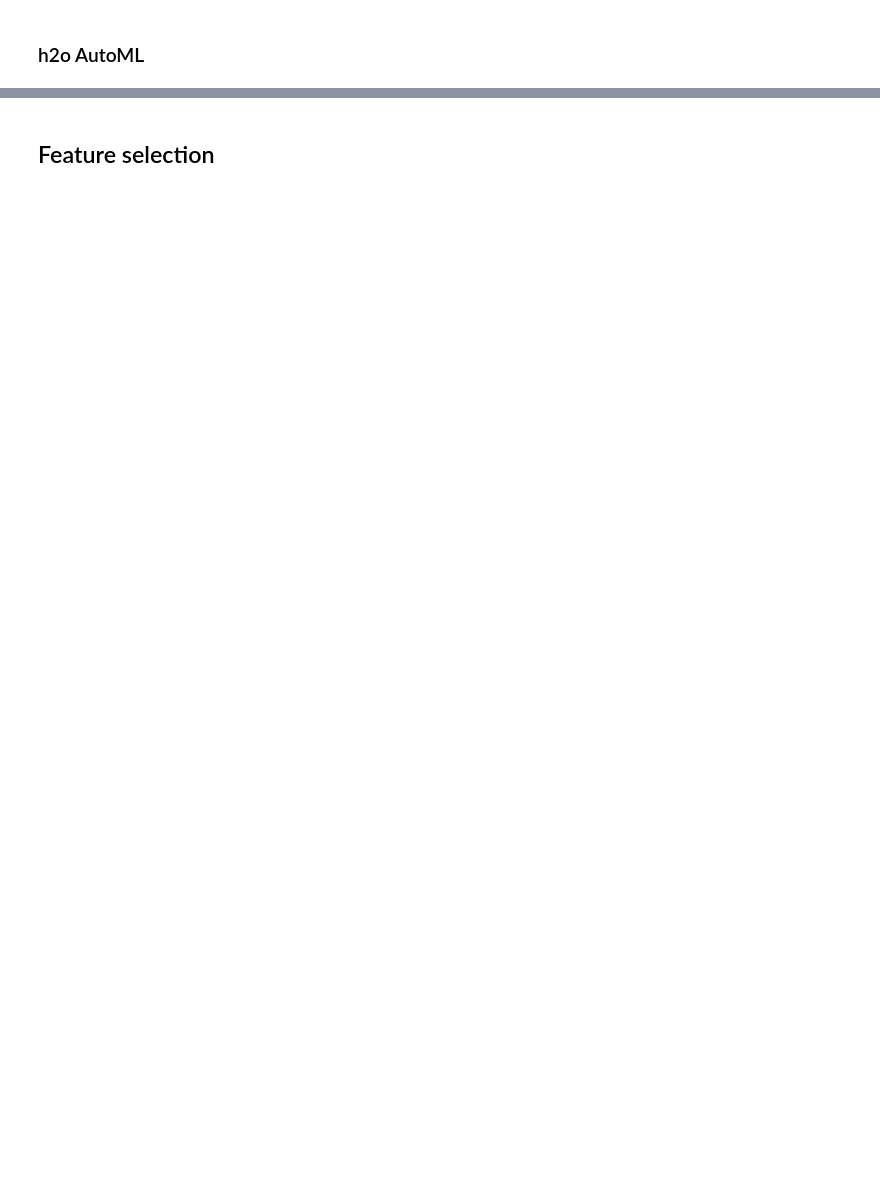
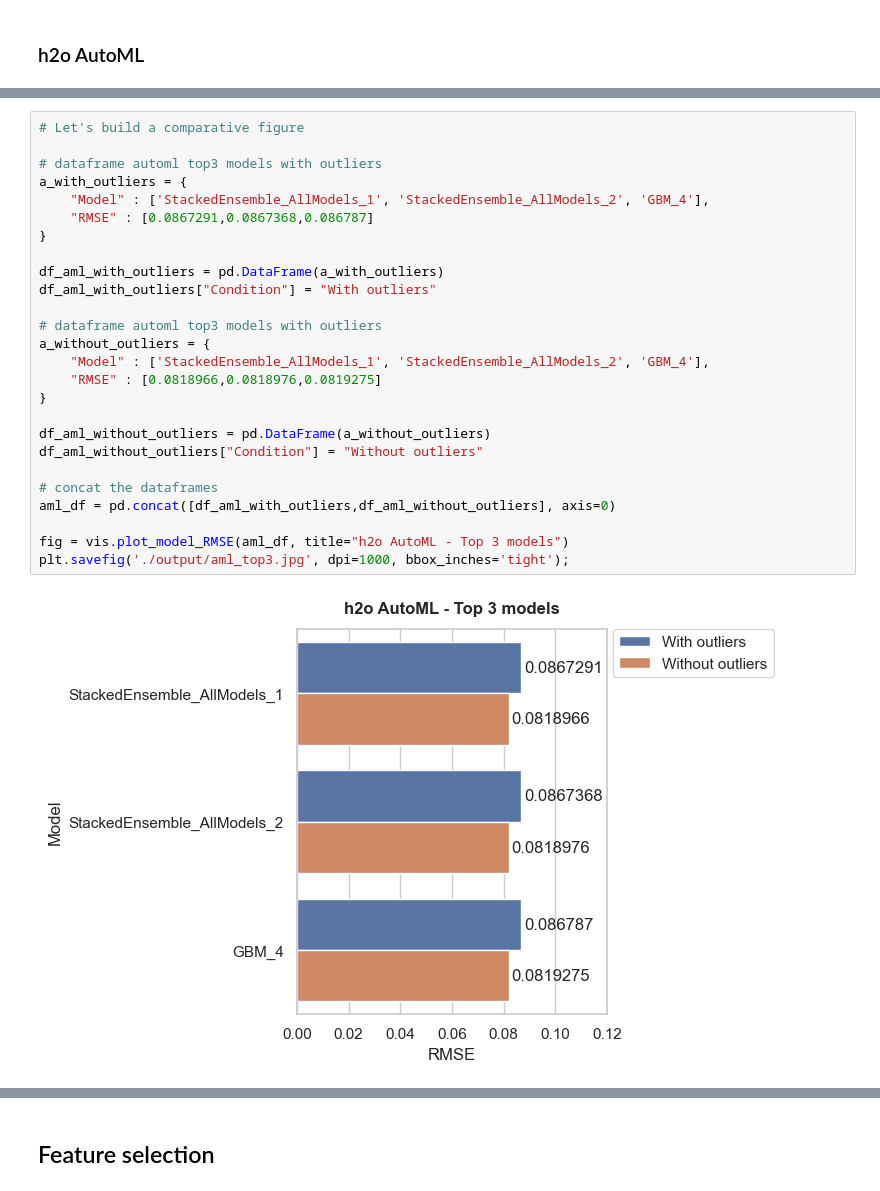
Before and after one commit to mplanasgit/project-5, a Jupyter notebook: src/prediction.ipynb, the cells around one changed output, grey strips where cells are left out. Saved outputs shown, nothing was run; the diff lists cells and outputs as text; blank space fills up the shorter version.

```diff
--- a/src/prediction.ipynb
+++ b/src/prediction.ipynb
@@ -160,0 +179,28 @@ With h2o AutoML we found a model with RMSE 0.0067, much better than the XGBRegre
+# %%
+# Let's build a comparative figure
+
+# dataframe automl top3 models with outliers
+a_with_outliers = {
+    "Model" : ['StackedEnsemble_AllModels_1', 'StackedEnsemble_AllModels_2', 'GBM_4'],
+    "RMSE" : [0.0867291,0.0867368,0.086787]
+}
+
+df_aml_with_outliers = pd.DataFrame(a_with_outliers)
+df_aml_with_outliers["Condition"] = "With outliers"
+
+# dataframe automl top3 models with outliers
+a_without_outliers = {
+    "Model" : ['StackedEnsemble_AllModels_1', 'StackedEnsemble_AllModels_2', 'GBM_4'],
+    "RMSE" : [0.0818966,0.0818976,0.0819275]
+}
+
+df_aml_without_outliers = pd.DataFrame(a_without_outliers)
+df_aml_without_outliers["Condition"] = "Without outliers"
+
+# concat the dataframes
+aml_df = pd.concat([df_aml_with_outliers,df_aml_without_outliers], axis=0)
+
+fig = vis.plot_model_RMSE(aml_df, title="h2o AutoML - Top 3 models")
+plt.savefig('./output/aml_top3.jpg', dpi=1000, bbox_inches='tight');
+# %% [output]
+[figure, added]
```
Also changed, not shown: parts of 75 cells of this notebook.
